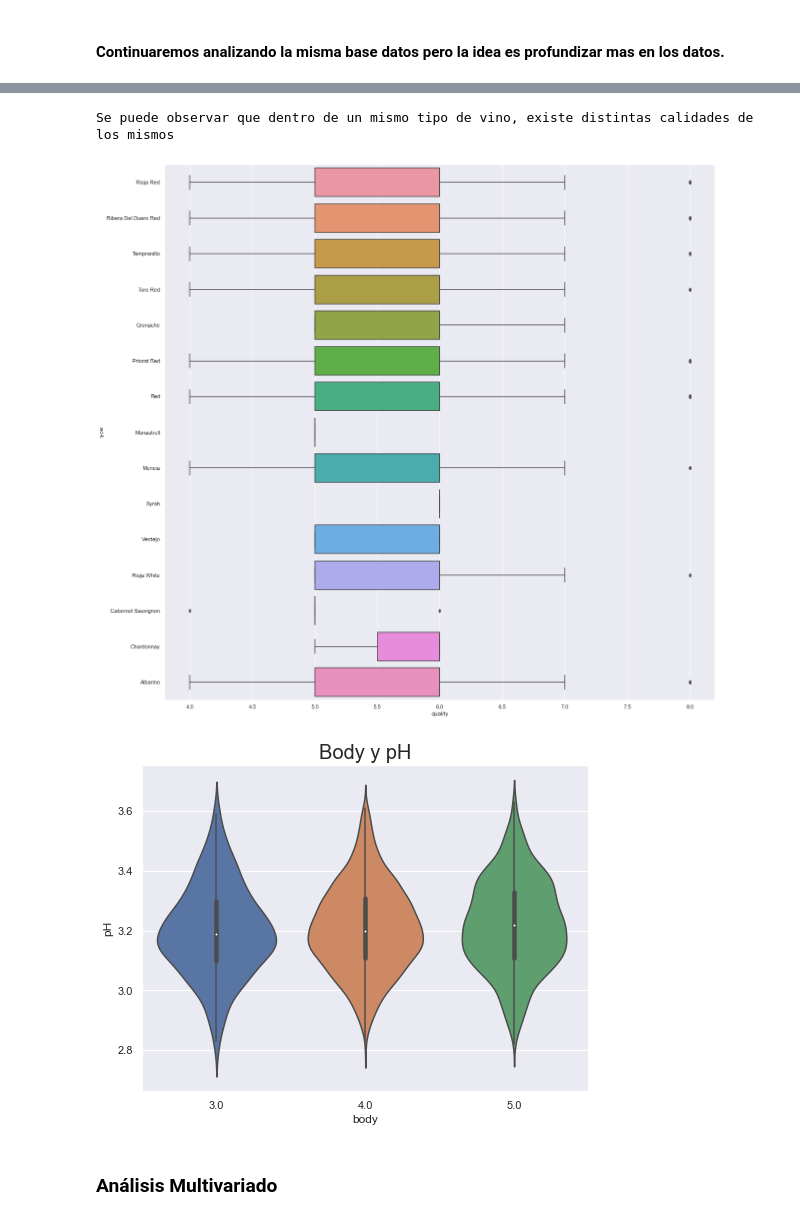
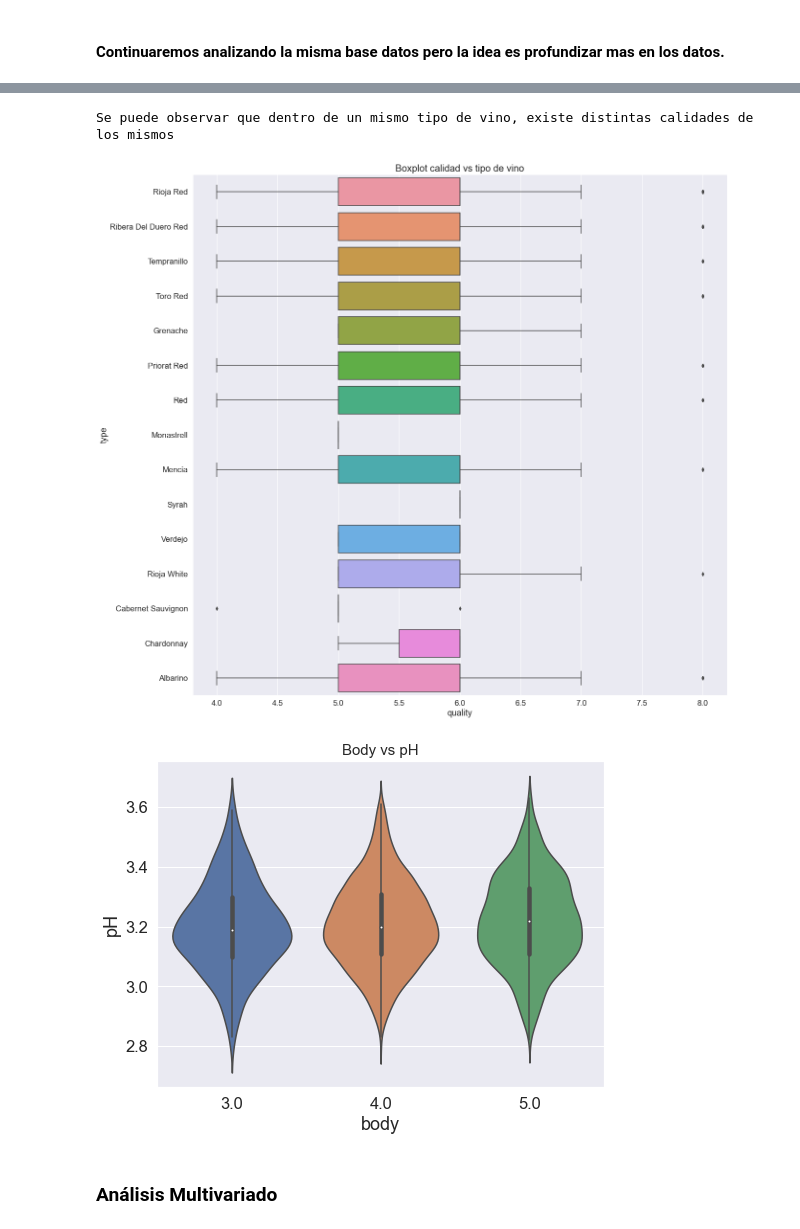
Before and after one commit to car-vigo/vinos-corderhouse, a Jupyter notebook: notebooks/3.0-vinos.coderhouse-eda.ipynb, the cells around one changed output, grey strips where cells are left out. Saved outputs shown, nothing was run; the diff lists cells and outputs as text; code cells hidden in the pictures.

```diff
--- a/notebooks/3.0-vinos.coderhouse-eda.ipynb
+++ b/notebooks/3.0-vinos.coderhouse-eda.ipynb
@@ -196,20 +207,22 @@ En el siguiente gráfico se puede observar que el precio de los vinos es muy var
 # %%
 #Boxplot
 print('Se puede observar que dentro de un mismo tipo de vino, existe distintas calidades de los mismos')
 plt.figure(figsize=(20,20)) #defino el tamaño del grafico
+sns.set(font_scale=1.5)
 sns.boxplot(y = 'type', x = 'quality', data = df_wine)
+plt.title('Boxplot calidad vs tipo de vino', fontsize=20)
 plt.show()
 # %% [output]
 Se puede observar que dentro de un mismo tipo de vino, existe distintas calidades de los mismos
-[figure, old version]
+[figure, new version]
 # %%
 # body vs pH
 fig, ax = plt.subplots(figsize=(8,6))
 sns.violinplot(df_wine['body'], df_wine['pH'], ax=ax)
-plt.title('Body y pH', fontsize = 20, fontweight = 30)
+plt.title('Body vs pH', fontsize = 15, fontweight = 30)
 plt.show()
 # %% [output]
-[figure, old version]
+[figure, new version]
 # %% [markdown]
 ### Análisis Multivariado
 # %%
```
Also changed, not shown: parts of 13 cells of this notebook.
